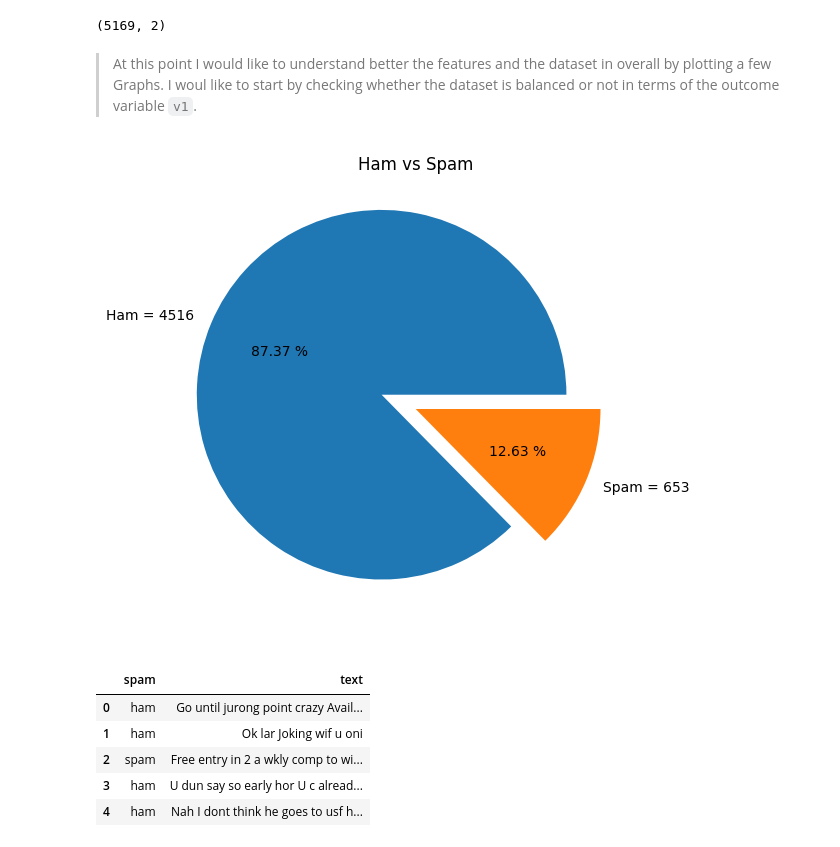
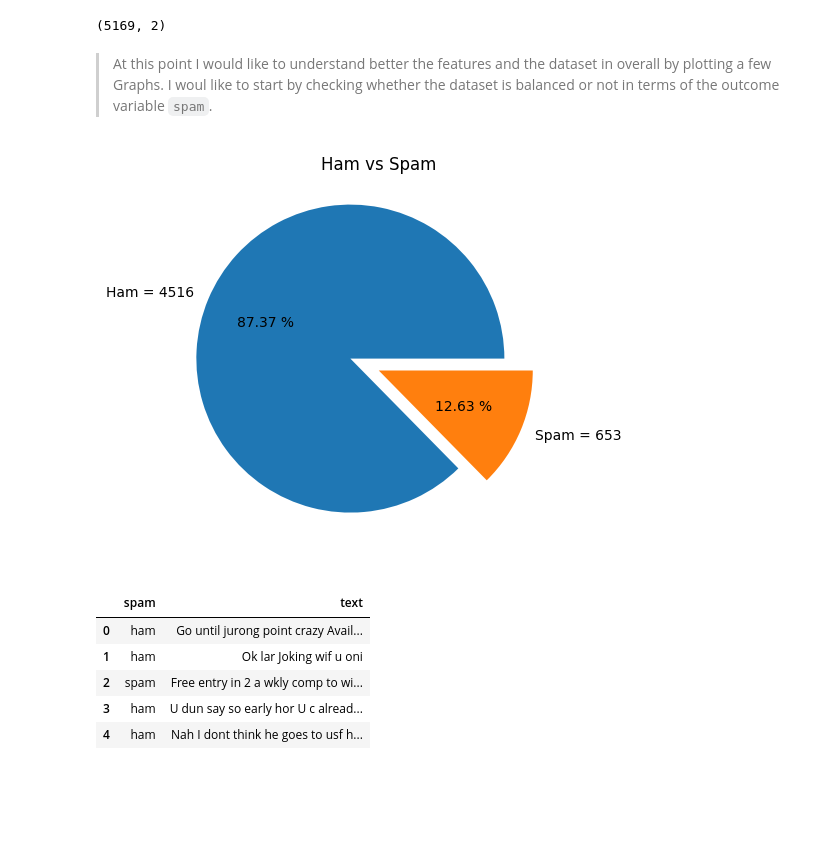
Before and after one commit to CarlosMEbratt/Spam-detection, a Jupyter notebook: main.ipynb, the cells around one changed output. Cells and saved outputs as stored; diff of their text form; code cells hidden in the pictures; blank space fills up the shorter version.

```diff
--- a/main.ipynb
+++ b/main.ipynb
@@ -124,29 +124,25 @@ df.shape
 (5169, 2)
 # %% [markdown]
 > At this point I would like to understand better the features and the dataset in overall by plotting a few Graphs.
-I woul like to start by checking whether the dataset is balanced or not in terms of the outcome variable `v1`.
+I woul like to start by checking whether the dataset is balanced or not in terms of the outcome variable `spam`.
 # %%
-# sns.countplot(x='spam', data=df, orient='v')
-# plt.xlabel('Label')
-# plt.ylabel('Count')
-# plt.title('Number of ham and spam messages')
-# plt.show()
+# Creating a Pie chart for spam and ham
 
 number_of_spam = df[df['spam'] == 'spam'].shape[0]
 number_of_ham = df[df['spam'] == 'ham'].shape[0]
 
-plt.figure(figsize=(7,6))
+plt.figure(figsize=(6,5))
 
 mail_categories = [number_of_ham, number_of_spam]
 labels = [f"Ham = {number_of_ham}", f"Spam = {number_of_spam}"]
 explode = [.2, 0]
 
 plt.pie(mail_categories, labels=labels, explode=explode, autopct="%.2f %%")
 plt.title("Ham vs Spam")
 
 plt.show()
 # %% [output]
-[figure, old version]
+[figure, new version]
 # %%
 # Removing punctuation
 import string
```
Also changed, not shown: parts of 40 cells of this notebook.
